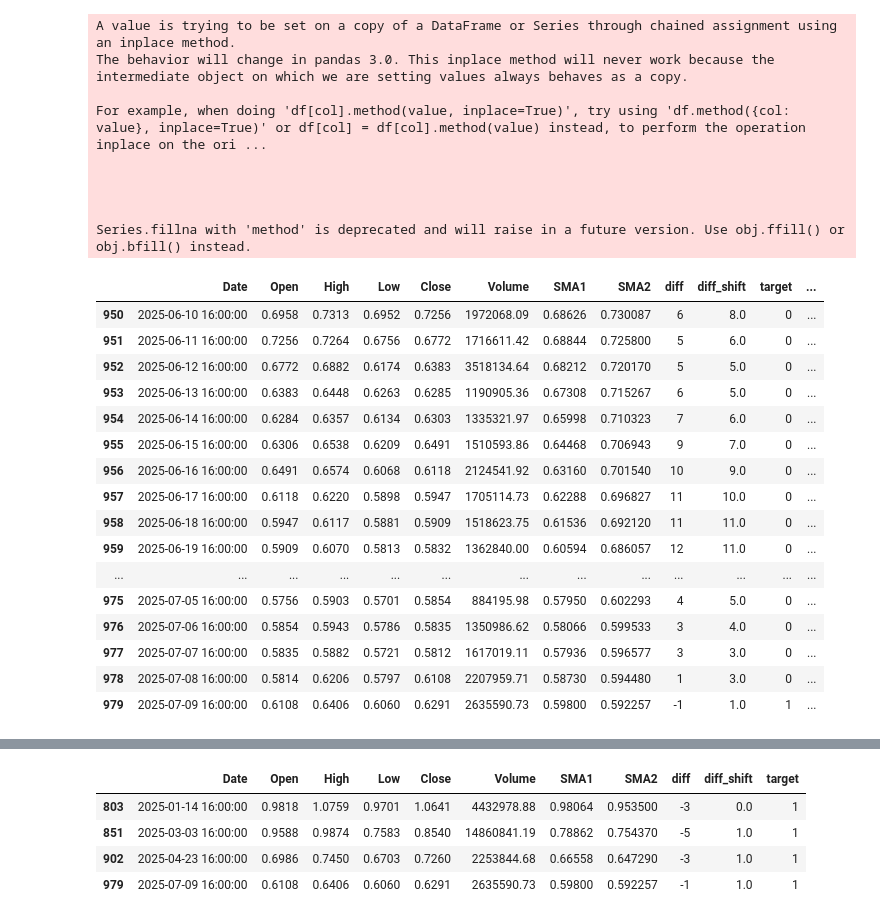
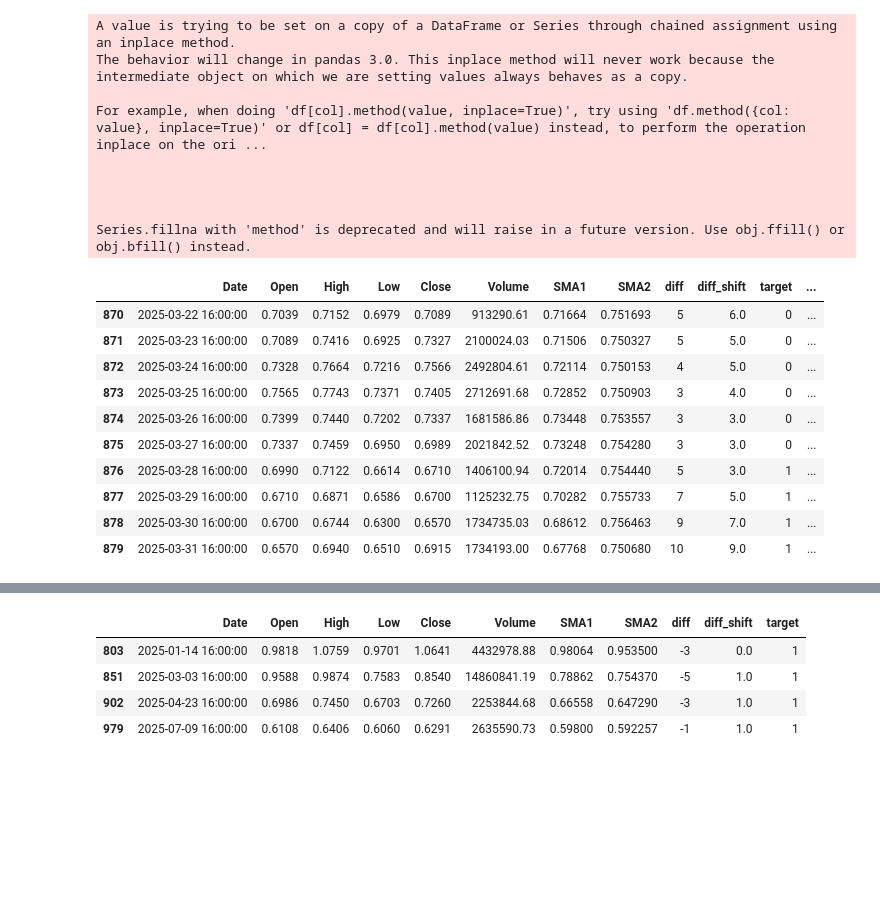
Before and after one commit to Nekhaenko/BigData1, a Jupyter notebook: Untitled14_1.ipynb, the cells around one changed output, grey strips where cells are left out. Cells and saved outputs as stored; diff of their text form; code cells hidden in the pictures; blank space fills up the shorter version.

```diff
--- a/Untitled14_1.ipynb
+++ b/Untitled14_1.ipynb
@@ -124,23 +124,3 @@ Series.fillna with 'method' is deprecated and will raise in a future version. Us
 # %%
 df['base_price_bool'] = 0
 df.loc[(df['High']> df['base_price']), 'base_price_bool'] = 1
-# %%
-df[950:980]
-# %% [output]
-|  | Date | Open | High | Low | Close | Volume | SMA1 | SMA2 | diff | diff_shift | target | ... |
-| 950 | 2025-06-10 16:00:00 | 0.6958 | 0.7313 | 0.6952 | 0.7256 | 1972068.09 | 0.68626 | 0.730087 | 6 | 8.0 | 0 | ... |
-| 951 | 2025-06-11 16:00:00 | 0.7256 | 0.7264 | 0.6756 | 0.6772 | 1716611.42 | 0.68844 | 0.725800 | 5 | 6.0 | 0 | ... |
-| 952 | 2025-06-12 16:00:00 | 0.6772 | 0.6882 | 0.6174 | 0.6383 | 3518134.64 | 0.68212 | 0.720170 | 5 | 5.0 | 0 | ... |
-| 953 | 2025-06-13 16:00:00 | 0.6383 | 0.6448 | 0.6263 | 0.6285 | 1190905.36 | 0.67308 | 0.715267 | 6 | 5.0 | 0 | ... |
-| 954 | 2025-06-14 16:00:00 | 0.6284 | 0.6357 | 0.6134 | 0.6303 | 1335321.97 | 0.65998 | 0.710323 | 7 | 6.0 | 0 | ... |
-| 955 | 2025-06-15 16:00:00 | 0.6306 | 0.6538 | 0.6209 | 0.6491 | 1510593.86 | 0.64468 | 0.706943 | 9 | 7.0 | 0 | ... |
-| 956 | 2025-06-16 16:00:00 | 0.6491 | 0.6574 | 0.6068 | 0.6118 | 2124541.92 | 0.63160 | 0.701540 | 10 | 9.0 | 0 | ... |
-| 957 | 2025-06-17 16:00:00 | 0.6118 | 0.6220 | 0.5898 | 0.5947 | 1705114.73 | 0.62288 | 0.696827 | 11 | 10.0 | 0 | ... |
-| 958 | 2025-06-18 16:00:00 | 0.5947 | 0.6117 | 0.5881 | 0.5909 | 1518623.75 | 0.61536 | 0.692120 | 11 | 11.0 | 0 | ... |
-| 959 | 2025-06-19 16:00:00 | 0.5909 | 0.6070 | 0.5813 | 0.5832 | 1362840.00 | 0.60594 | 0.686057 | 12 | 11.0 | 0 | ... |
-| ... | ... | ... | ... | ... | ... | ... | ... | ... | ... | ... | ... | ... |
-| 975 | 2025-07-05 16:00:00 | 0.5756 | 0.5903 | 0.5701 | 0.5854 | 884195.98 | 0.57950 | 0.602293 | 4 | 5.0 | 0 | ... |
-| 976 | 2025-07-06 16:00:00 | 0.5854 | 0.5943 | 0.5786 | 0.5835 | 1350986.62 | 0.58066 | 0.599533 | 3 | 4.0 | 0 | ... |
-| 977 | 2025-07-07 16:00:00 | 0.5835 | 0.5882 | 0.5721 | 0.5812 | 1617019.11 | 0.57936 | 0.596577 | 3 | 3.0 | 0 | ... |
-| 978 | 2025-07-08 16:00:00 | 0.5814 | 0.6206 | 0.5797 | 0.6108 | 2207959.71 | 0.58730 | 0.594480 | 1 | 3.0 | 0 | ... |
-| 979 | 2025-07-09 16:00:00 | 0.6108 | 0.6406 | 0.6060 | 0.6291 | 2635590.73 | 0.59800 | 0.592257 | -1 | 1.0 | 1 | ... |
@@ -148,0 +127,14 @@ df.drop(['base_price', 'base_price_b'], axis=1, inplace=True)
+# %%
+df[870:880]
+# %% [output]
+|  | Date | Open | High | Low | Close | Volume | SMA1 | SMA2 | diff | diff_shift | target | ... |
+| 870 | 2025-03-22 16:00:00 | 0.7039 | 0.7152 | 0.6979 | 0.7089 | 913290.61 | 0.71664 | 0.751693 | 5 | 6.0 | 0 | ... |
+| 871 | 2025-03-23 16:00:00 | 0.7089 | 0.7416 | 0.6925 | 0.7327 | 2100024.03 | 0.71506 | 0.750327 | 5 | 5.0 | 0 | ... |
+| 872 | 2025-03-24 16:00:00 | 0.7328 | 0.7664 | 0.7216 | 0.7566 | 2492804.61 | 0.72114 | 0.750153 | 4 | 5.0 | 0 | ... |
+| 873 | 2025-03-25 16:00:00 | 0.7565 | 0.7743 | 0.7371 | 0.7405 | 2712691.68 | 0.72852 | 0.750903 | 3 | 4.0 | 0 | ... |
+| 874 | 2025-03-26 16:00:00 | 0.7399 | 0.7440 | 0.7202 | 0.7337 | 1681586.86 | 0.73448 | 0.753557 | 3 | 3.0 | 0 | ... |
+| 875 | 2025-03-27 16:00:00 | 0.7337 | 0.7459 | 0.6950 | 0.6989 | 2021842.52 | 0.73248 | 0.754280 | 3 | 3.0 | 0 | ... |
+| 876 | 2025-03-28 16:00:00 | 0.6990 | 0.7122 | 0.6614 | 0.6710 | 1406100.94 | 0.72014 | 0.754440 | 5 | 3.0 | 1 | ... |
+| 877 | 2025-03-29 16:00:00 | 0.6710 | 0.6871 | 0.6586 | 0.6700 | 1125232.75 | 0.70282 | 0.755733 | 7 | 5.0 | 1 | ... |
+| 878 | 2025-03-30 16:00:00 | 0.6700 | 0.6744 | 0.6300 | 0.6570 | 1734735.03 | 0.68612 | 0.756463 | 9 | 7.0 | 1 | ... |
+| 879 | 2025-03-31 16:00:00 | 0.6570 | 0.6940 | 0.6510 | 0.6915 | 1734193.00 | 0.67768 | 0.750680 | 10 | 9.0 | 1 | ... |
```
Also changed, not shown: parts of 35 cells of this notebook.
